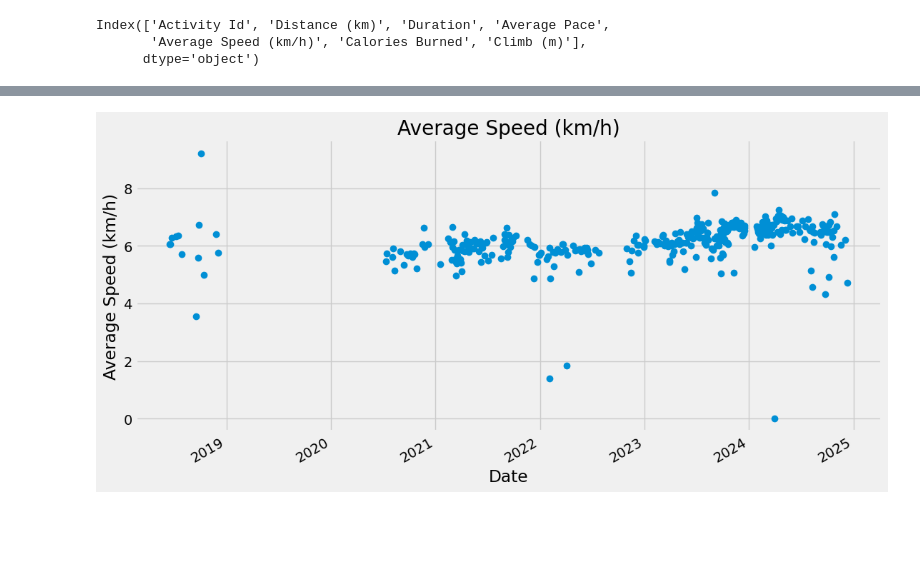
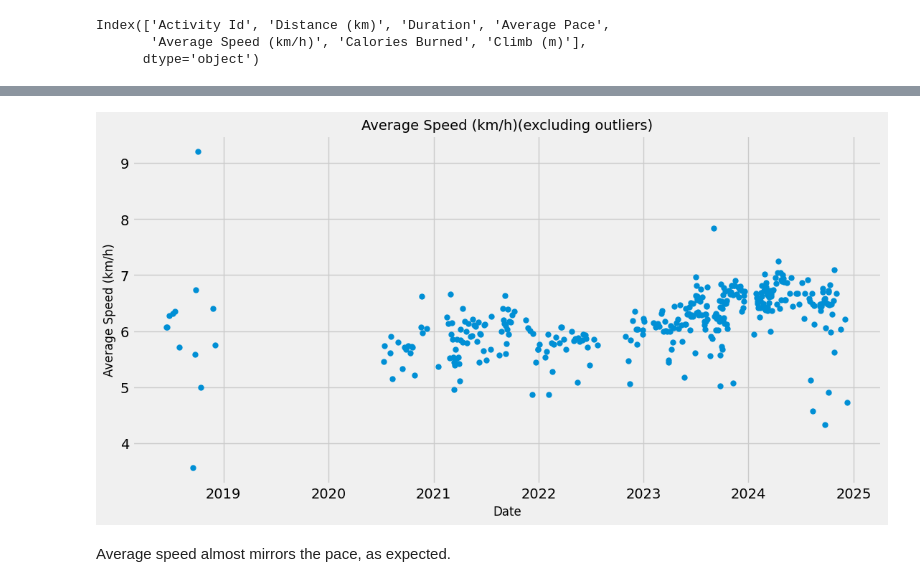
Before and after one commit to surajkarak/runkeeper_data_analysis, a Jupyter notebook: runkeeper_data.ipynb, the cells around one changed output, grey strips where cells are left out. Saved outputs shown, nothing was run; the diff lists cells and outputs as text; code cells hidden in the pictures; blank space fills up the shorter version.

```diff
--- a/runkeeper_data.ipynb
+++ b/runkeeper_data.ipynb
@@ -126,4 +126,4 @@ Convert date to datetime and set to index for plotting.
 cardio['Date'] = pd.to_datetime(cardio['Date'])
 cardio.set_index('Date', inplace=True)
 # %%
-plt.style.available
+plt.style.use('fivethirtyeight')
@@ -148,2 +129,0 @@ plt.style.available
-# %%
-plt.style.use('seaborn-v0_8-notebook')
@@ -220,7 +246,11 @@ plt.show()
 # %%
-cardio['Average Speed (km/h)'].plot(title='Average Speed (km/h)', figsize=(12, 6), style='o')
-plt.xlabel('Date')
-plt.ylabel('Average Speed (km/h)')
+fig, ax = plt.subplots(figsize=(12, 6))
+ax.plot(filtered_cardio_avg_pace.index, filtered_cardio_avg_pace['Average Speed (km/h)'], 'o', markersize=5)
+ax.set_title('Average Speed (km/h)(excluding outliers)', fontsize=14)
+plt.xlabel('Date', fontsize=12)
+plt.ylabel('Average Speed (km/h)', fontsize=12)
 plt.show()
 # %% [output]
-[figure, old version]
+[figure, new version]
+# %% [markdown]
+Average speed almost mirrors the pace, as expected.
```
Also changed, not shown: parts of 30 cells of this notebook.
